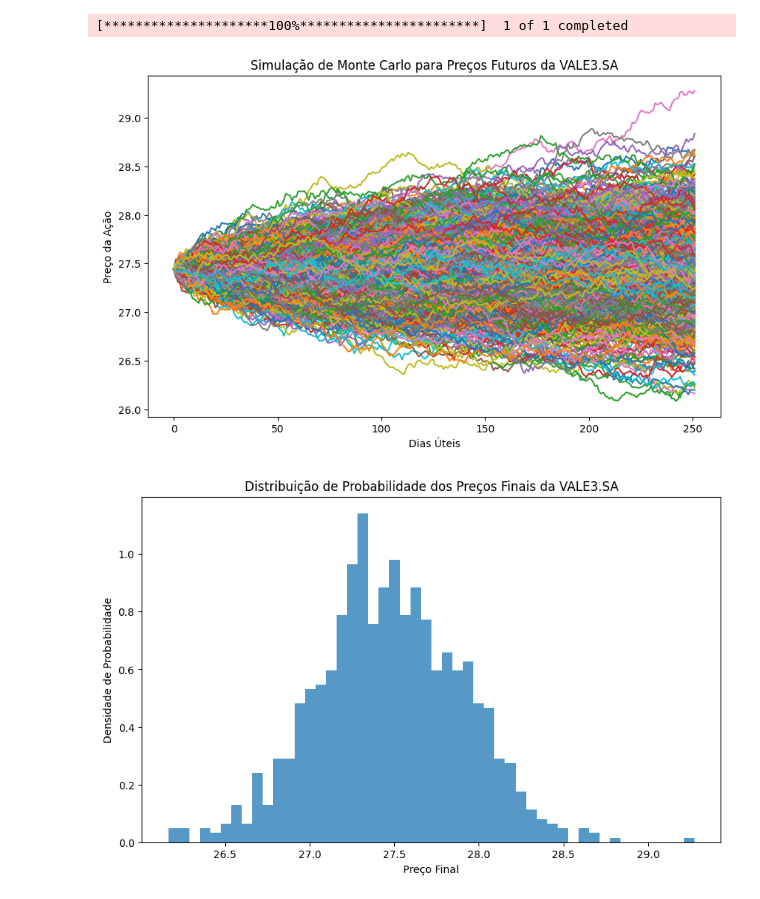
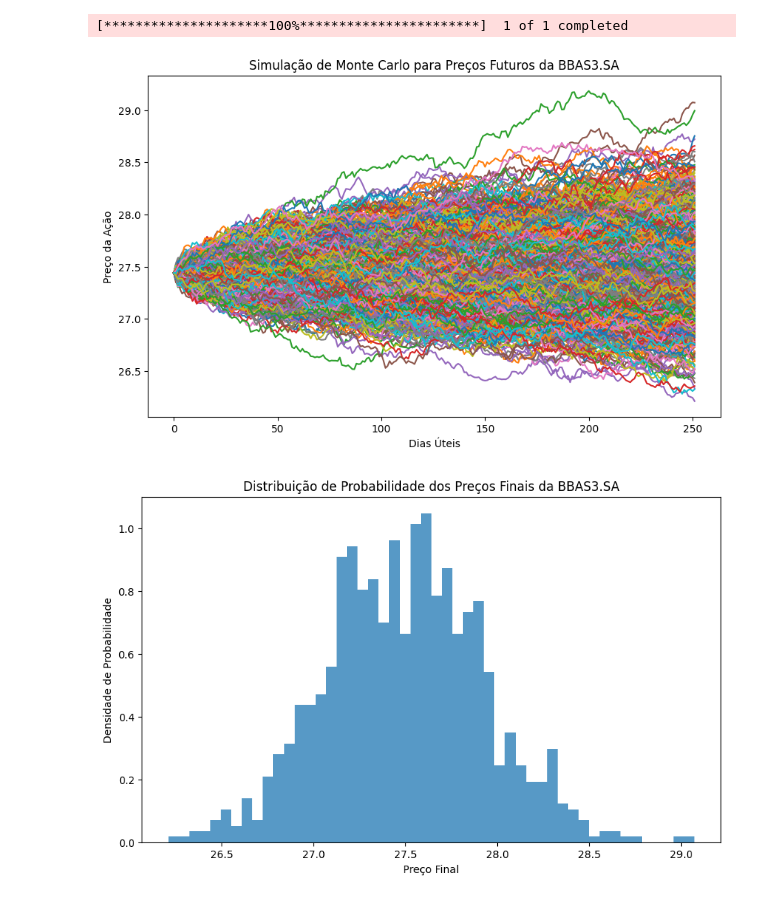
Before and after one commit to PedroHirakata/Projeto-Simulacao-MonteCarlo, a Jupyter notebook: scripts/monte_carlo_simulation.ipynb, the cells around one changed output. Drawn from its saved outputs; the diff is of its cells as text; code cells hidden in the pictures.

Commit message:
Correção: alterado rótulos e imagens de VALE3.SA para BBAS3.SA

```diff
--- a/scripts/monte_carlo_simulation.ipynb
+++ b/scripts/monte_carlo_simulation.ipynb
@@ -21,34 +21,34 @@ S0 = precos_historicos.iloc[-1]  # Preço atual (Último Preço Histórico)
 T = 1  # Período de tempo (1 ano)
 N = 252  # Número de dias úteis em um ano
 dt = T / N  # Intervalo de tempo diário
 num_simulacoes = 1000  # Número de simulações
 
 # 3. Simulação de Monte Carlo
 precos_futuros = np.zeros((N, num_simulacoes))
 precos_futuros[0] = S0
 
 for t in range(1, N):
     # Gera incrementos aleatórios com base no movimento browniano geométrico
     incrementos = np.random.normal((mu - 0.5 * std**2) * dt, std * np.sqrt(dt), num_simulacoes)
     precos_futuros[t] = precos_futuros[t-1] * np.exp(incrementos)
 
 # 4. Visualização dos Resultados
 plt.figure(figsize=(10, 6))
 plt.plot(precos_futuros)
-plt.title('Simulação de Monte Carlo para Preços Futuros da VALE3.SA')
+plt.title('Simulação de Monte Carlo para Preços Futuros da BBAS3.SA')
 plt.xlabel('Dias Úteis')
 plt.ylabel('Preço da Ação')
 plt.show()
 
 # Distribuição de Probabilidade dos Preços Finais
 precos_finais = precos_futuros[-1]
 plt.figure(figsize=(10, 6))
 plt.hist(precos_finais, bins=50, density=True, alpha=0.75)
-plt.title('Distribuição de Probabilidade dos Preços Finais da VALE3.SA')
+plt.title('Distribuição de Probabilidade dos Preços Finais da BBAS3.SA')
 plt.xlabel('Preço Final')
 plt.ylabel('Densidade de Probabilidade')
 plt.show()
 # %% [output]
 [*********************100%***********************]  1 of 1 completed
-[figure, old version]
+[figure, new version]
-[figure, old version]
+[figure, new version]
```
Also changed, not shown: 2 other files.
